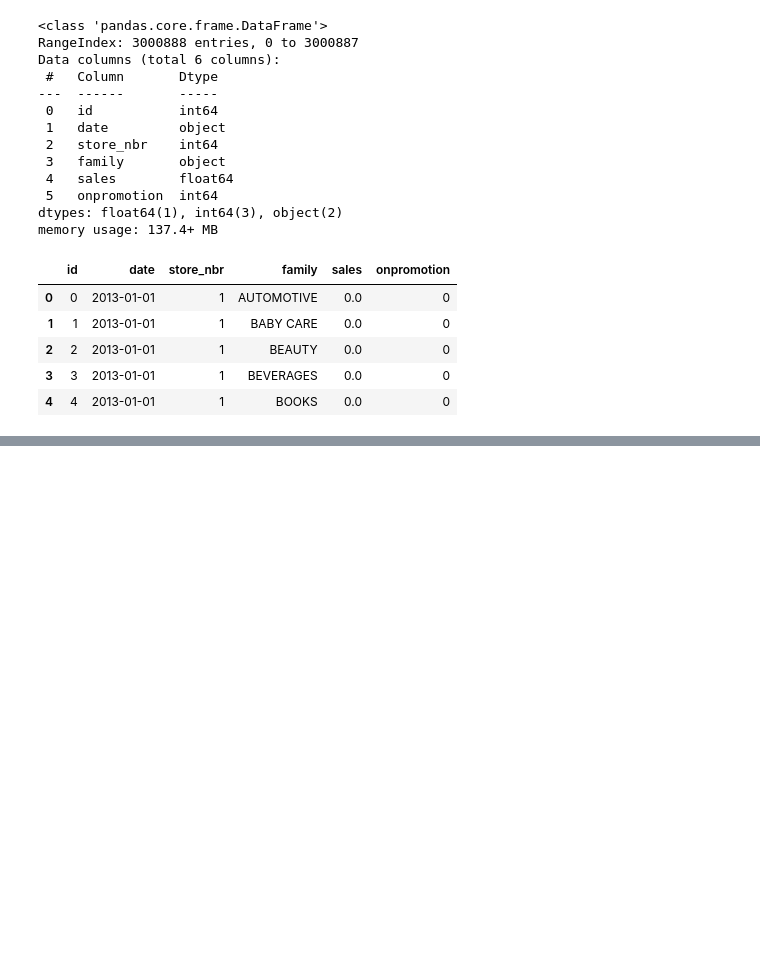
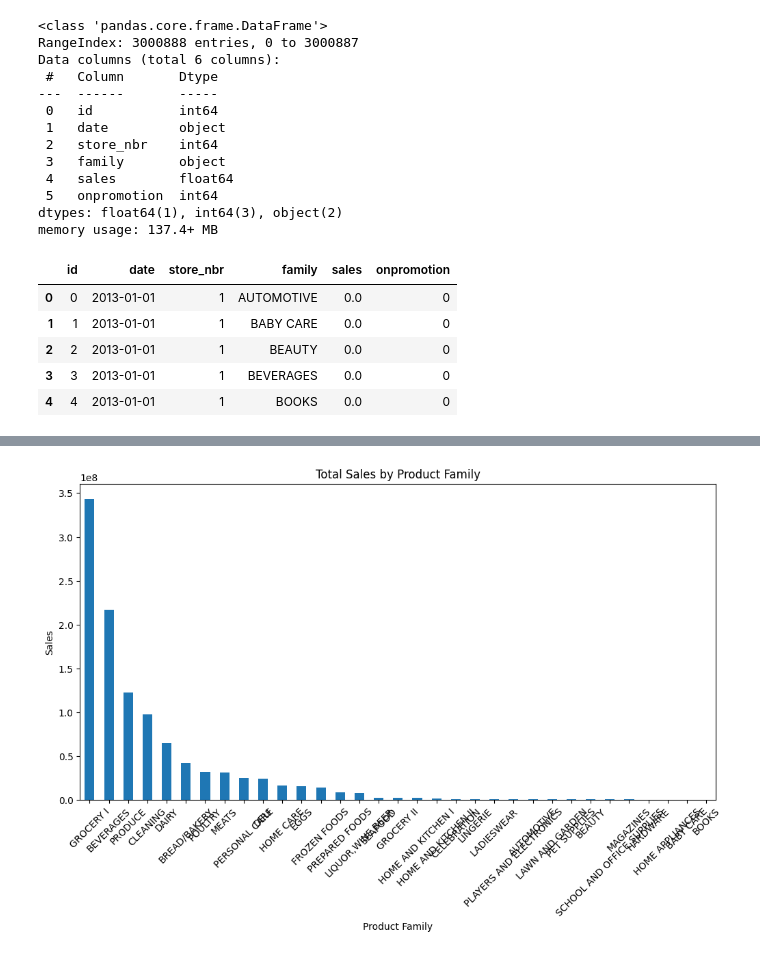
Before and after one commit to Ishikasingh101/Store_Sales_Prediction, a Jupyter notebook: experiments/EDA.ipynb, the cells around one changed output, grey strips where cells are left out. Drawn from its saved outputs; the diff is of its cells as text; code cells hidden in the pictures; blank space fills up the shorter version.

```diff
--- a/experiments/EDA.ipynb
+++ b/experiments/EDA.ipynb
@@ -54,0 +131,12 @@ transactions = pd.read_csv("/Users/ishikasingh/Desktop/store-sales-time-series-f
+# %%
+# Sales by Product Family
+if 'family' in train.columns:
+    plt.figure(figsize=(12, 6))
+    train.groupby('family')['sales'].sum().sort_values(ascending=False).plot(kind='bar')
+    plt.title("Total Sales by Product Family")
+    plt.xlabel("Product Family")
+    plt.ylabel("Sales")
+    plt.xticks(rotation=45)
+    plt.show()
+# %% [output]
+[figure, added]
```
Also changed, not shown: parts of 63 cells of this notebook.
